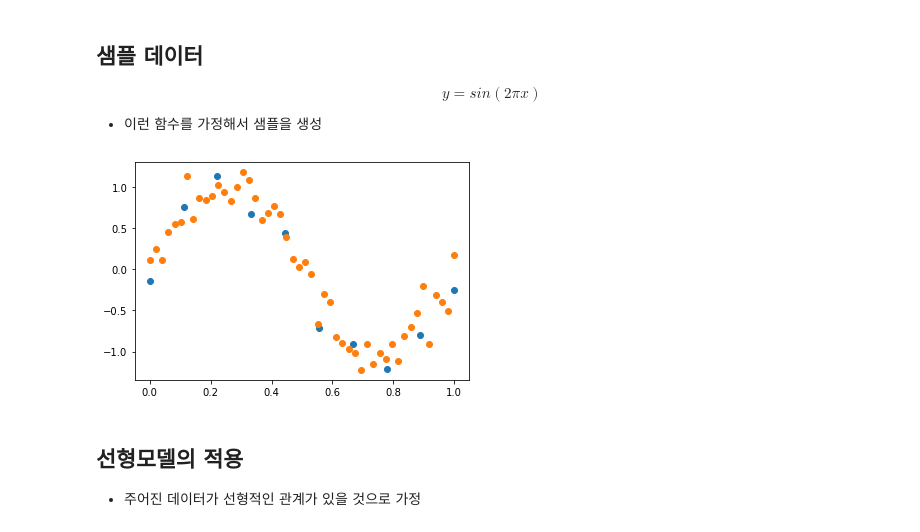
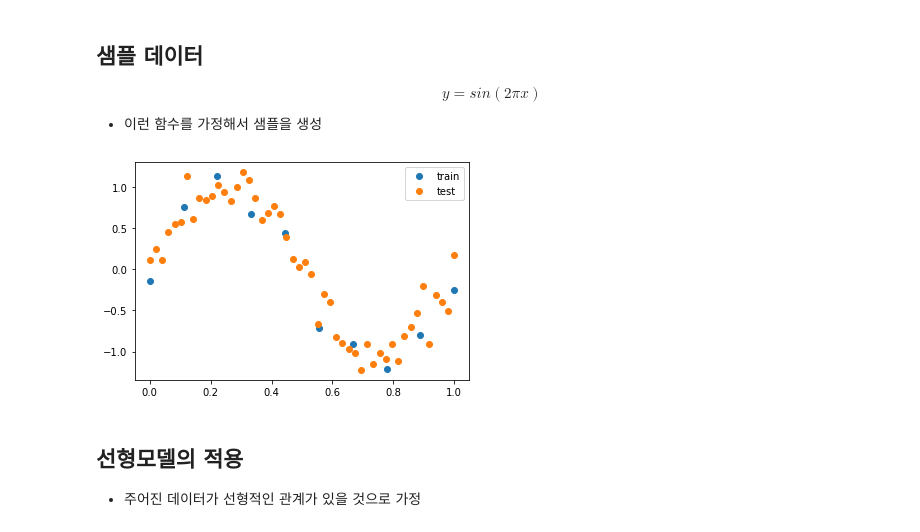
Before and after one commit to sapience2357/lectures, a Jupyter notebook: lectures on AI/LinearModel.ipynb, the cells around one changed output. Saved outputs shown, nothing was run; the diff lists cells and outputs as text; code cells hidden in the pictures.

```diff
--- a/lectures on AI/LinearModel.ipynb
+++ b/lectures on AI/LinearModel.ipynb
@@ -369,11 +370,12 @@ NN = 50 # 자료의 갯수
 x_test = np.linspace(0, 1, NN)
 y_test = np.sin(2 * np.pi * x_test) + (np.random.randn(NN)/5)
 # %%
-plt.plot(x_train, y_train, 'o')
-plt.plot(x_test, y_test, 'o')
+plt.plot(x_train, y_train, 'o', label='train')
+plt.plot(x_test, y_test, 'o', label='test')
+plt.legend()
 plt.show()
 # %% [output]
-[figure, old version]
+[figure, new version]
 # %% [markdown]
 ## 선형모델의 적용
 - 주어진 데이터가 선형적인 관계가 있을 것으로 가정
```
Also changed, not shown: parts of 21 cells of this notebook, 6 other files.
